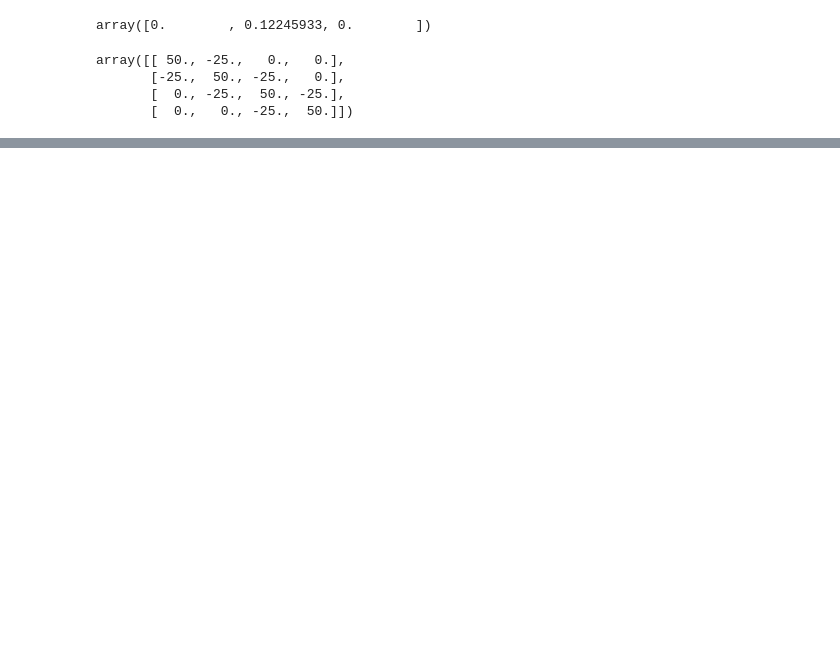
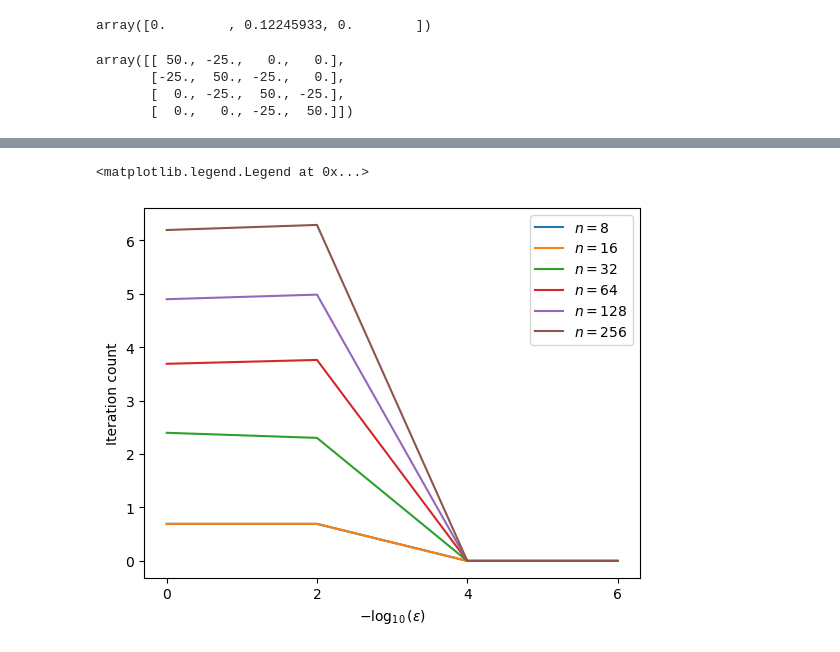
Before and after one commit to AustinZhang1024/Numerik-II, a Jupyter notebook: Exercise 07/ex07_3.ipynb, the cells around one changed output, grey strips where cells are left out. Drawn from its saved outputs; the diff is of its cells as text; code cells hidden in the pictures; blank space fills up the shorter version.

```diff
--- a/Exercise 07/ex07_3.ipynb
+++ b/Exercise 07/ex07_3.ipynb
@@ -179,0 +300,20 @@ plt.savefig("3_c.png", dpi=300)
+# %%
+for n in n_ls:
+    h = np.float64(1 / n)
+    iters = []
+
+    for epsilon in epsilons:
+        x_real = gen_real_val(n, h, a, epsilon)
+        A, p = gen_matrix(n, h, a, b, epsilon)
+        i = GMRES_method(A, p, tol, max_iter, x_real)
+        iters.append(i[1])
+
+    plt.plot([0, 2, 4, 6], np.log(iters), label=f"$n = {n}$")
+
+plt.xlabel(r"$-\log_{10}(\epsilon)$")
+plt.xticks([0, 2, 4, 6])
+plt.ylabel(r"Iteration count")
+plt.legend()
+# %% [output]
+<matplotlib.legend.Legend at 0x...>
+[figure, added]
```
Also changed, not shown: parts of 13 cells of this notebook, 3 other files.
